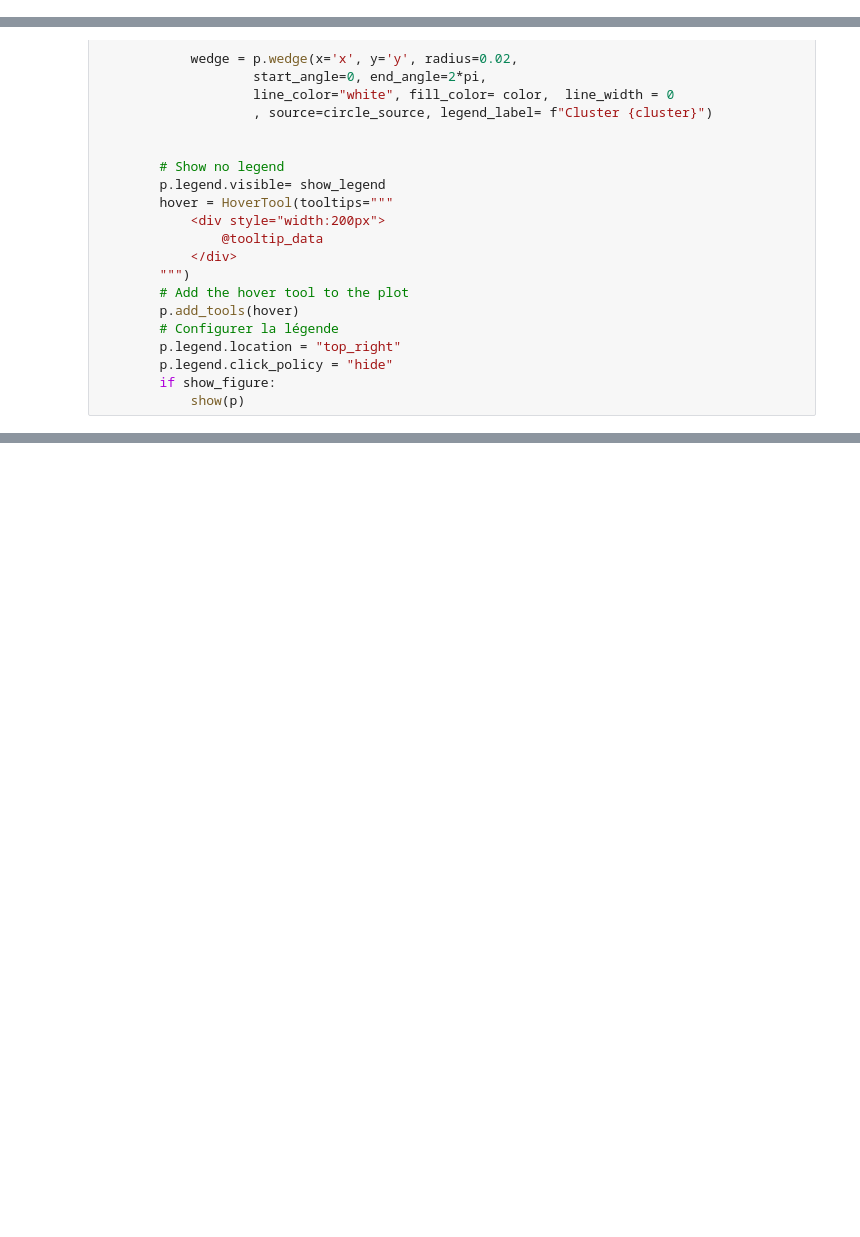
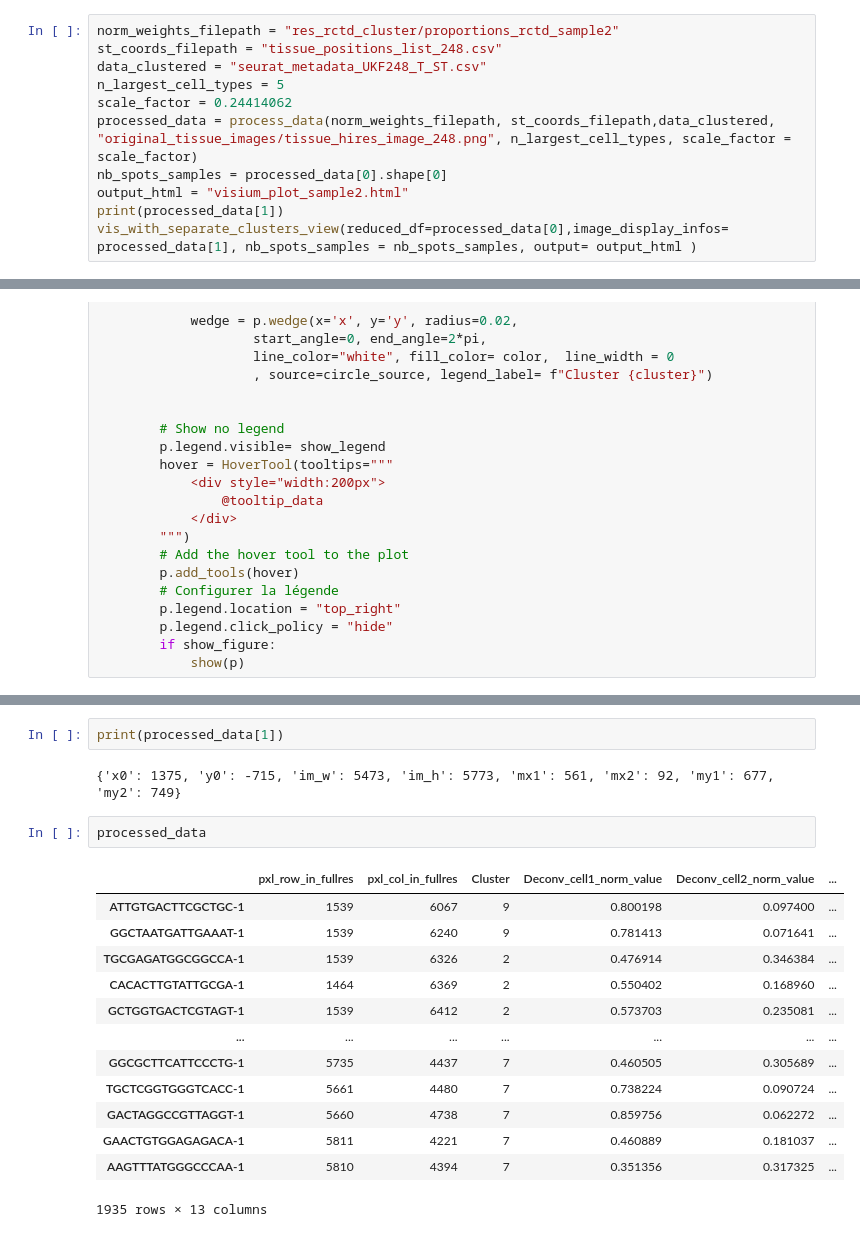
Before and after one commit to cbib/DeconvoliSTa, a Jupyter notebook: sp_vizualiser.ipynb, the cells around one changed output, grey strips where cells are left out. Cells and saved outputs as stored; diff of their text form; blank space fills up the shorter version.

```diff
--- a/sp_vizualiser.ipynb
+++ b/sp_vizualiser.ipynb
@@ -197,0 +462,11 @@ processed_data = process_data(norm_weights_filepath, st_coords_filepath, data_wi
+# %%
+norm_weights_filepath = "res_rctd_cluster/proportions_rctd_sample2"
+st_coords_filepath = "tissue_positions_list_248.csv"
+data_clustered = "seurat_metadata_UKF248_T_ST.csv"
+n_largest_cell_types = 5
+scale_factor = 0.24414062
+processed_data = process_data(norm_weights_filepath, st_coords_filepath,data_clustered, "original_tissue_images/tissue_hires_image_248.png", n_largest_cell_types, scale_factor = scale_factor)
+nb_spots_samples = processed_data[0].shape[0]
+output_html = "visium_plot_sample2.html"
+print(processed_data[1])
+vis_with_separate_clusters_view(reduced_df=processed_data[0],image_display_infos= processed_data[1], nb_spots_samples = nb_spots_samples, output= output_html )
@@ -939,0 +915,20 @@ La taille de l'image est de 1957x2000 pixels.
+# %%
+print(processed_data[1])
+# %% [output]
+{'x0': 1375, 'y0': -715, 'im_w': 5473, 'im_h': 5773, 'mx1': 561, 'mx2': 92, 'my1': 677, 'my2': 749}
+# %%
+processed_data
+# %% [output]
+|  | pxl_row_in_fullres | pxl_col_in_fullres | Cluster | Deconv_cell1_norm_value | Deconv_cell2_norm_value | ... |
+| ATTGTGACTTCGCTGC-1 | 1539 | 6067 | 9 | 0.800198 | 0.097400 | ... |
+| GGCTAATGATTGAAAT-1 | 1539 | 6240 | 9 | 0.781413 | 0.071641 | ... |
+| TGCGAGATGGCGGCCA-1 | 1539 | 6326 | 2 | 0.476914 | 0.346384 | ... |
+| CACACTTGTATTGCGA-1 | 1464 | 6369 | 2 | 0.550402 | 0.168960 | ... |
+| GCTGGTGACTCGTAGT-1 | 1539 | 6412 | 2 | 0.573703 | 0.235081 | ... |
+| ... | ... | ... | ... | ... | ... | ... |
+| GGCGCTTCATTCCCTG-1 | 5735 | 4437 | 7 | 0.460505 | 0.305689 | ... |
+| TGCTCGGTGGGTCACC-1 | 5661 | 4480 | 7 | 0.738224 | 0.090724 | ... |
+| GACTAGGCCGTTAGGT-1 | 5660 | 4738 | 7 | 0.859756 | 0.062272 | ... |
+| GAACTGTGGAGAGACA-1 | 5811 | 4221 | 7 | 0.460889 | 0.181037 | ... |
+| AAGTTTATGGGCCCAA-1 | 5810 | 4394 | 7 | 0.351356 | 0.317325 | ... |
+1935 rows × 13 columns
```
Also changed, not shown: parts of 21 cells of this notebook, 13 other files.
